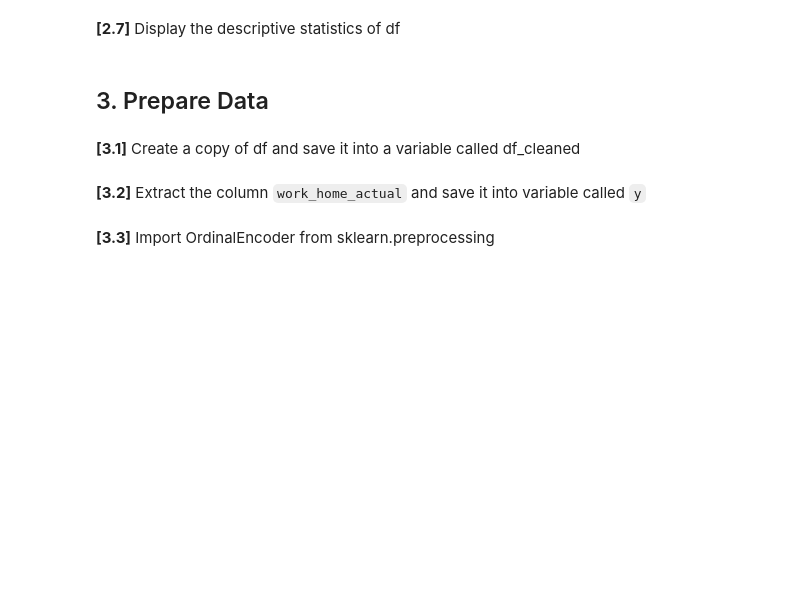
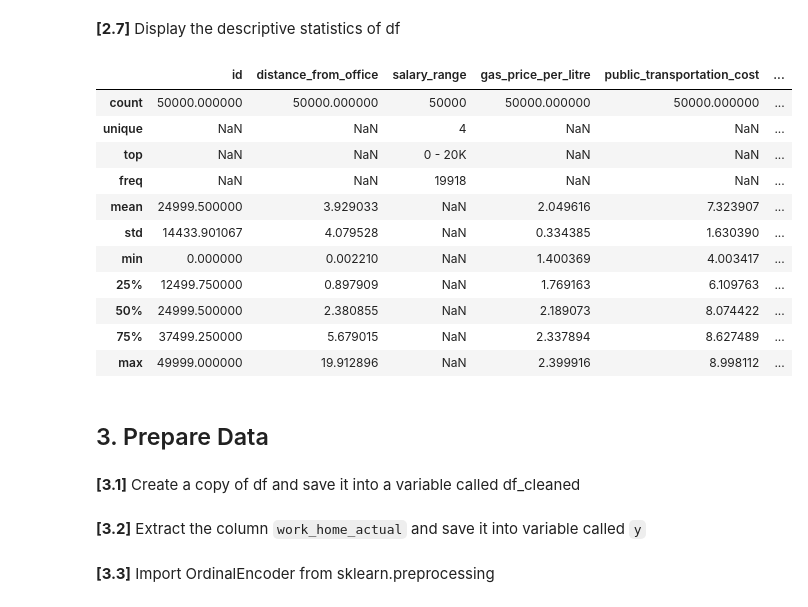
Before and after one commit to ManuSasikanthOruvilakode1/adv_mla_lab_1, a Jupyter notebook: notebooks/1_baseline.ipynb, the cells around one changed output. Cells and saved outputs as stored; diff of their text form; code cells hidden in the pictures; blank space fills up the shorter version.

Commit message:
prepare data and baseline

```diff
--- a/notebooks/1_baseline.ipynb
+++ b/notebooks/1_baseline.ipynb
@@ -43,2 +42,4 @@ The steps are:
+# %%
+df= pd.read_csv('C:/Users/manus/projects/adv_mla_2026/adv_mla_lab_1/data/raw/wfh.csv')
 # %% [markdown]
 **[2.4]** Display the first 5 rows of df
@@ -59,3 +84,18 @@ The steps are:
+# %%
+df.describe(include='all')
+# %% [output]
+|  | id | distance_from_office | salary_range | gas_price_per_litre | public_transportation_cost | ... |
+| count | 50000.000000 | 50000.000000 | 50000 | 50000.000000 | 50000.000000 | ... |
+| unique | NaN | NaN | 4 | NaN | NaN | ... |
+| top | NaN | NaN | 0 - 20K | NaN | NaN | ... |
+| freq | NaN | NaN | 19918 | NaN | NaN | ... |
+| mean | 24999.500000 | 3.929033 | NaN | 2.049616 | 7.323907 | ... |
+| std | 14433.901067 | 4.079528 | NaN | 0.334385 | 1.630390 | ... |
+| min | 0.000000 | 0.002210 | NaN | 1.400369 | 4.003417 | ... |
+| 25% | 12499.750000 | 0.897909 | NaN | 1.769163 | 6.109763 | ... |
+| 50% | 24999.500000 | 2.380855 | NaN | 2.189073 | 8.074422 | ... |
+| 75% | 37499.250000 | 5.679015 | NaN | 2.337894 | 8.627489 | ... |
+| max | 49999.000000 | 19.912896 | NaN | 2.399916 | 8.998112 | ... |
 # %% [markdown]
 ## 3. Prepare Data
 # %% [markdown]
```
Also changed, not shown: parts of 44 cells of this notebook.
